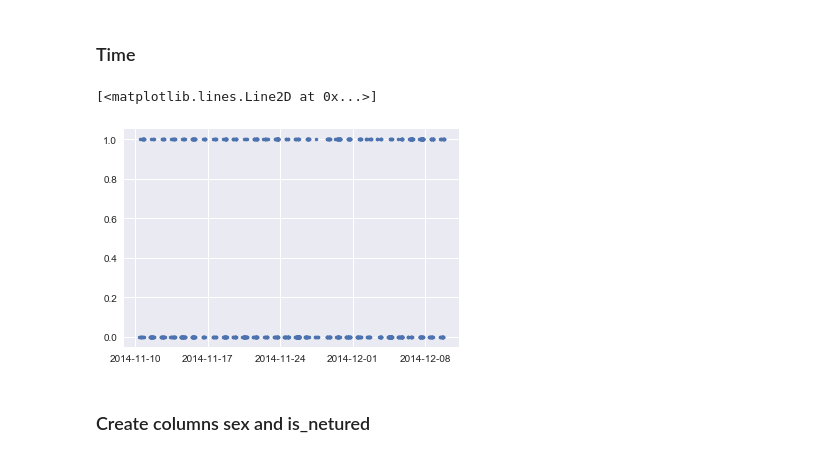
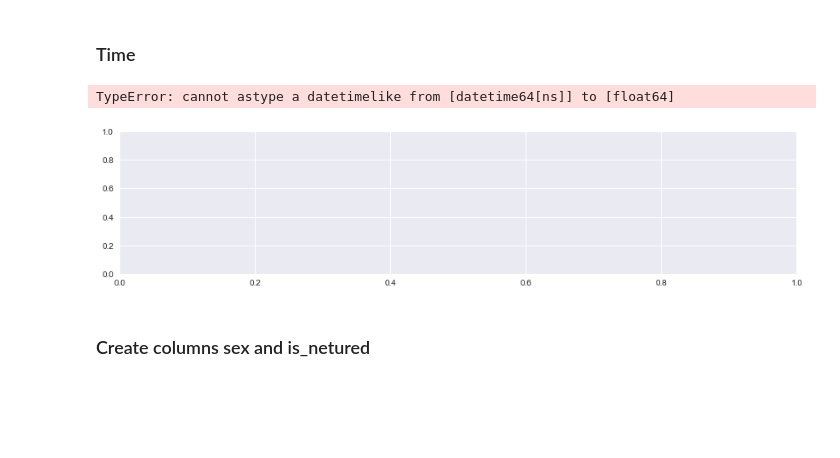
Before and after one commit to pstetz/Kaggle, a Jupyter notebook: in_progress/shelter/5_added_time.ipynb, the cells around one changed output. Cells and saved outputs as stored; diff of their text form; code cells hidden in the pictures; blank space fills up the shorter version.

```diff
--- a/in_progress/shelter/5_added_time.ipynb
+++ b/in_progress/shelter/5_added_time.ipynb
@@ -25,8 +26,8 @@ def pretty_bar(data, xlabel=None, ylabel=None, title=None):
 # %%
 dateparse = lambda x: pd.datetime.strptime(x, "%Y-%m-%d %H:%M:%S")
 
-train = pd.read_csv("../../data/shelter/train.csv", parse_dates=['DateTime'], date_parser=dateparse).set_index("DateTime")
-test  = pd.read_csv("../../data/shelter/test.csv", parse_dates=['DateTime'], date_parser=dateparse).set_index("DateTime")
+train = pd.read_csv("../../data/shelter/train.csv", parse_dates=['DateTime'], date_parser=dateparse)
+test  = pd.read_csv("../../data/shelter/test.csv", parse_dates=['DateTime'], date_parser=dateparse)
 
 print("train shape:", train.shape)
 print("test shape:", test.shape)
@@ -104,17 +103,27 @@ train_N = len(train)
 # %%
 ########### Configure me ###########
 START_TIME = "2014-11-10 02:30:00"
 END_TIME   = "2014-12-10 07:00:00"
 ####################################
 
-activity = pd.get_dummies(train.OutcomeType)[START_TIME:END_TIME]
+activity = pd.get_dummies(train.OutcomeType)
+activity["DateTime"] = train.DateTime
 
 # train.set_index("DateTime")["OutcomeType"].plot(kind="kde")
 # train.head()
-plt.plot(activity.index, activity.Adoption, ".")
+
+facet = sns.FacetGrid(activity, hue="Adoption",aspect=4)
+facet.map(sns.kdeplot,'DateTime', shade= True)
+facet.set(xlim=(0, train['DateTime'].max()))
+facet.add_legend()
+
+plt.show()
+
+# plt.gca().xaxis.set_major_formatter(mdates.DateFormatter('%H:%m %d %b'))
+# sns.kdeplot(activity.index, activity.Adoption)
 # %% [output]
-[<matplotlib.lines.Line2D at 0x...>]
+TypeError: cannot astype a datetimelike from [datetime64[ns]] to [float64]
-[figure, old version]
+[figure, new version]
 # %% [markdown]
 ### Create columns sex and is_netured
 # %%
```
Also changed, not shown: parts of 6 cells of this notebook, 2 other files.
